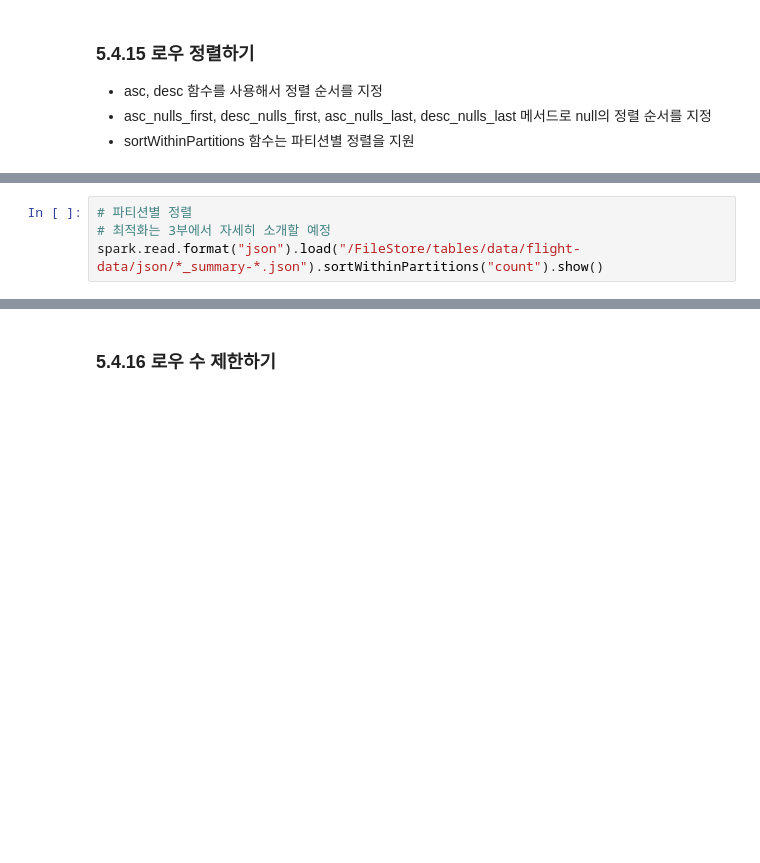
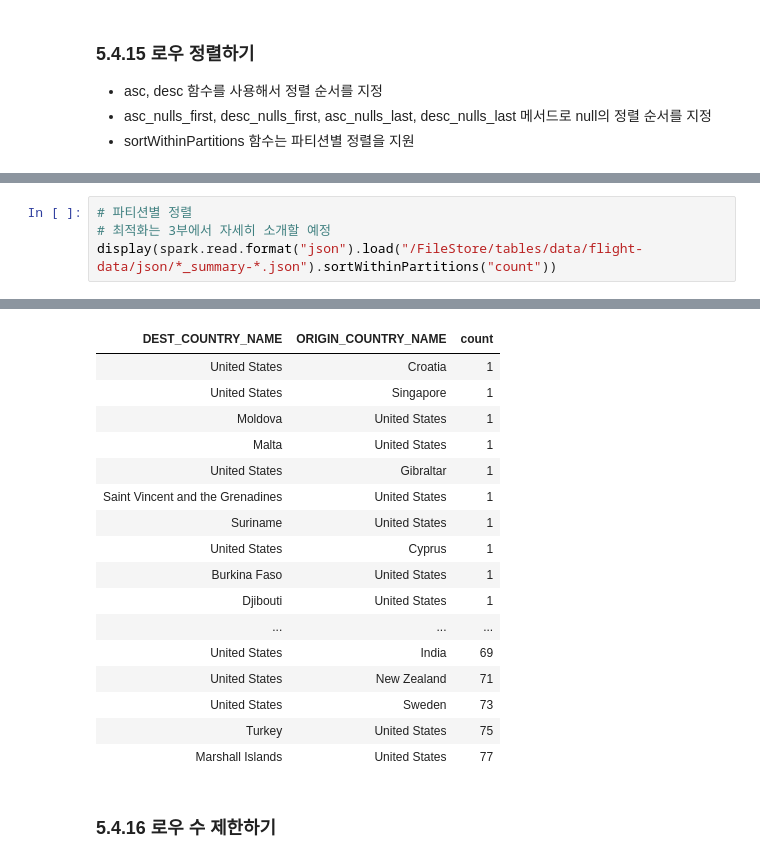
Before and after one commit to suhoy901/spark_recap, a Jupyter notebook: DefinitiveSpark/4_5_StructuredAPI_BasicOperation.ipynb, the cells around one changed output, grey strips where cells are left out. Cells and saved outputs as stored; diff of their text form; blank space fills up the shorter version.

```diff
--- a/DefinitiveSpark/4_5_StructuredAPI_BasicOperation.ipynb
+++ b/DefinitiveSpark/4_5_StructuredAPI_BasicOperation.ipynb
@@ -336,5 +456,5 @@ df.orderBy(col("ORIGIN_COUNTRY_NAME").desc(), col("DEST_COUNTRY_NAME").asc()).sh
 # %%
 # 파티션별 정렬
 # 최적화는 3부에서 자세히 소개할 예정
-spark.read.format("json").load("/FileStore/tables/data/flight-data/json/*_summary-*.json").sortWithinPartitions("count").show()
+display(spark.read.format("json").load("/FileStore/tables/data/flight-data/json/*_summary-*.json").sortWithinPartitions("count"))
 # %% [output]
@@ -342,2 +461,19 @@ spark.read.format("json").load("/FileStore/tables/data/flight-data/json/*_summar
+| DEST_COUNTRY_NAME | ORIGIN_COUNTRY_NAME | count |
+| United States | Croatia | 1 |
+| United States | Singapore | 1 |
+| Moldova | United States | 1 |
+| Malta | United States | 1 |
+| United States | Gibraltar | 1 |
+| Saint Vincent and the Grenadines | United States | 1 |
+| Suriname | United States | 1 |
+| United States | Cyprus | 1 |
+| Burkina Faso | United States | 1 |
+| Djibouti | United States | 1 |
+| ... | ... | ... |
+| United States | India | 69 |
+| United States | New Zealand | 71 |
+| United States | Sweden | 73 |
+| Turkey | United States | 75 |
+| Marshall Islands | United States | 77 |
 # %% [markdown]
 ### 5.4.16 로우 수 제한하기
```
Also changed, not shown: parts of 34 cells of this notebook, 1 other file.
